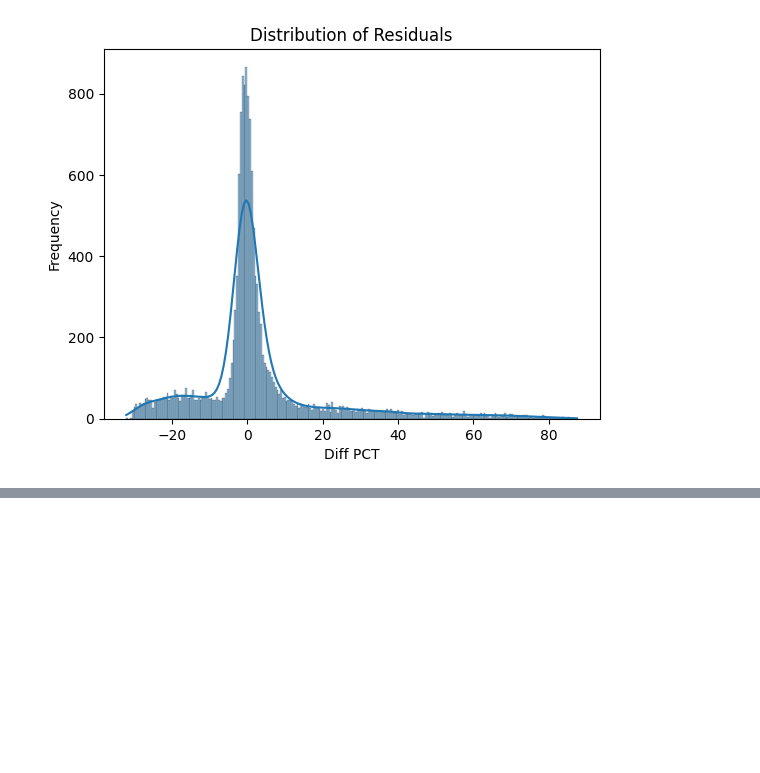
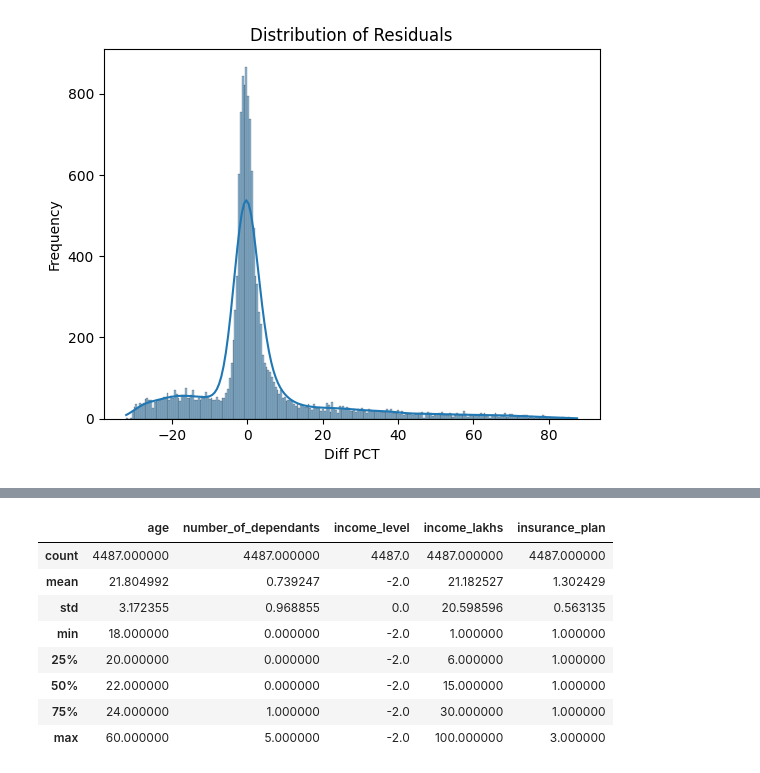
Before and after one commit to GopuRamakrishna/Healthcare-Premium-Prediction, a Jupyter notebook: Pre_health_prediction.ipynb, the cells around one changed output, grey strips where cells are left out. Saved outputs shown, nothing was run; the diff lists cells and outputs as text; code cells hidden in the pictures; blank space fills up the shorter version.

```diff
--- a/Pre_health_prediction.ipynb
+++ b/Pre_health_prediction.ipynb
@@ -726,0 +827,12 @@ plt.show()
+# %%
+df_reversed.describe()
+# %% [output]
+|  | age | number_of_dependants | income_level | income_lakhs | insurance_plan |
+| count | 4487.000000 | 4487.000000 | 4487.0 | 4487.000000 | 4487.000000 |
+| mean | 21.804992 | 0.739247 | -2.0 | 21.182527 | 1.302429 |
+| std | 3.172355 | 0.968855 | 0.0 | 20.598596 | 0.563135 |
+| min | 18.000000 | 0.000000 | -2.0 | 1.000000 | 1.000000 |
+| 25% | 20.000000 | 0.000000 | -2.0 | 6.000000 | 1.000000 |
+| 50% | 22.000000 | 0.000000 | -2.0 | 15.000000 | 1.000000 |
+| 75% | 24.000000 | 1.000000 | -2.0 | 30.000000 | 1.000000 |
+| max | 60.000000 | 5.000000 | -2.0 | 100.000000 | 3.000000 |
```
Also changed, not shown: parts of 16 cells of this notebook, 5 other files.
